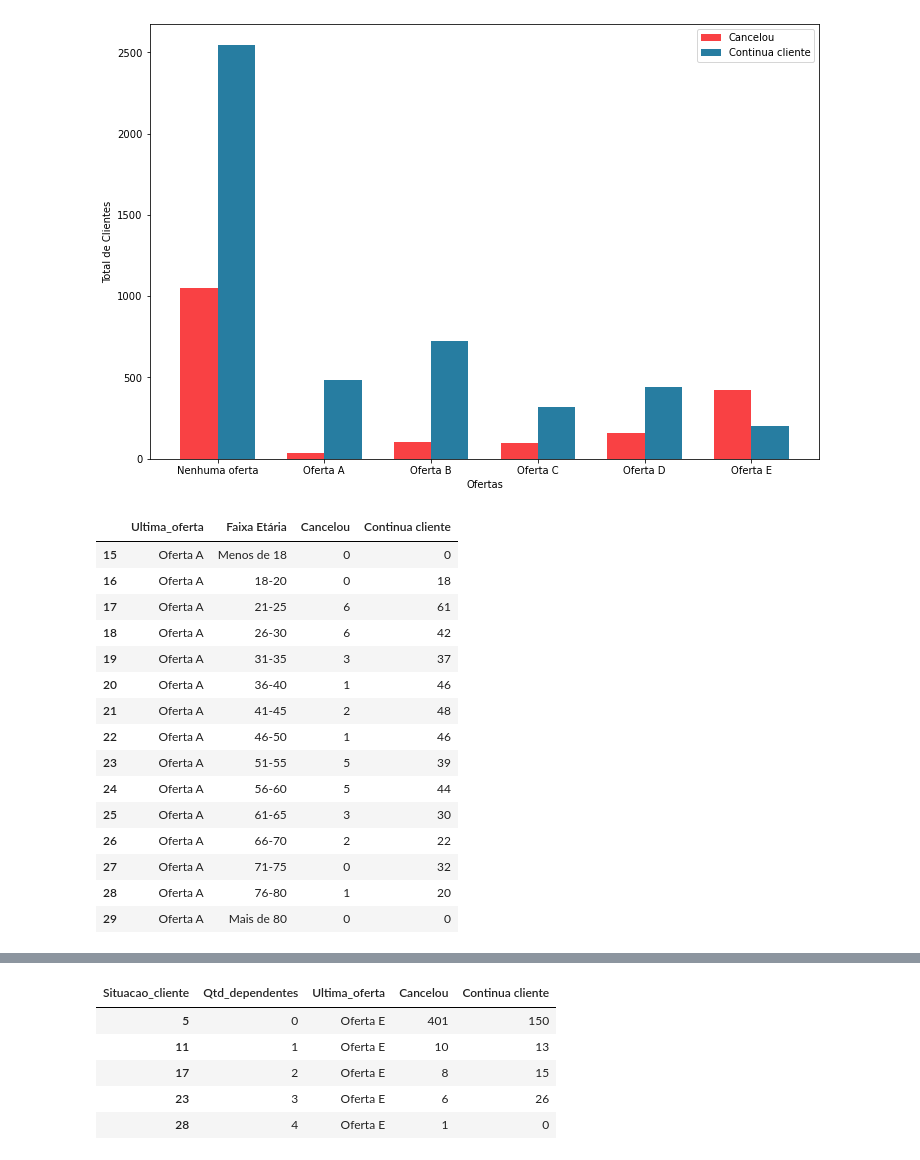
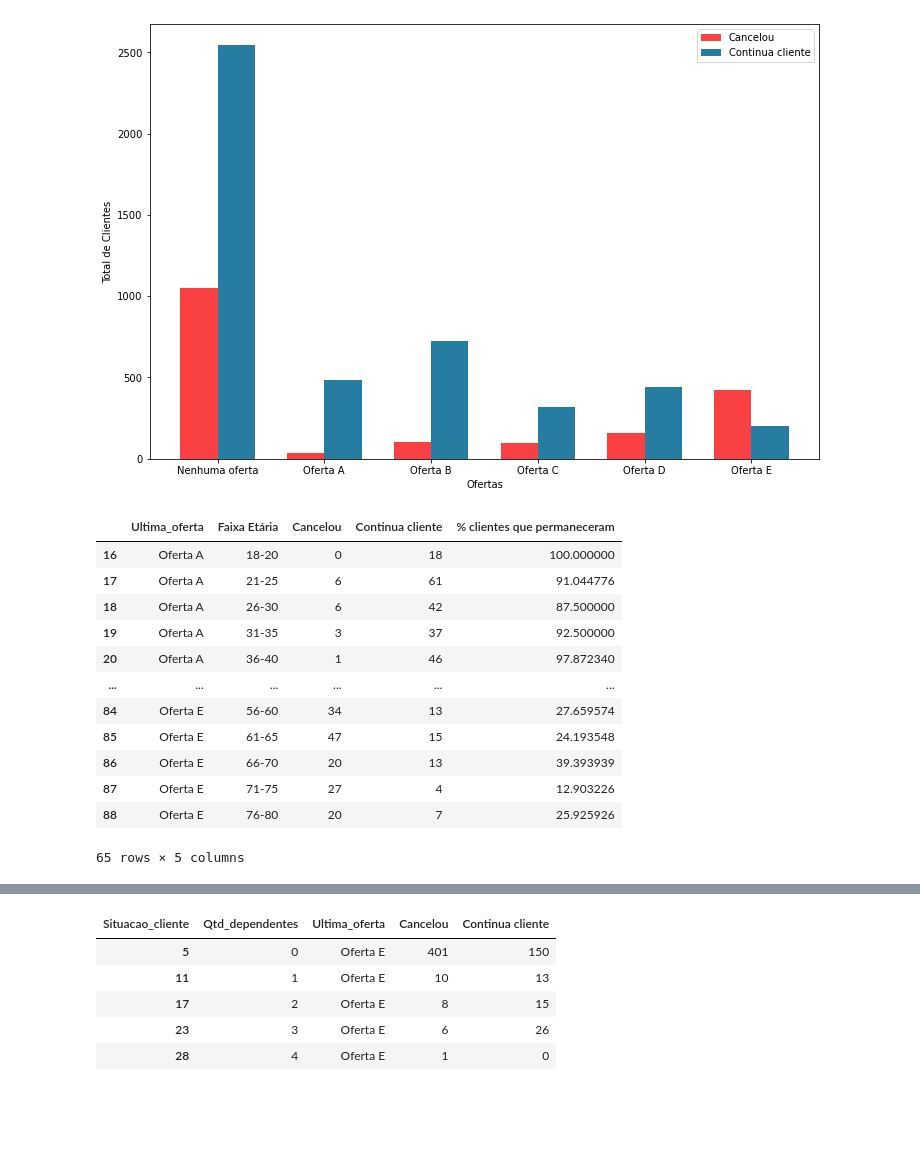
Before and after one commit to JuniorNS96/TCC, a Jupyter notebook: main.ipynb, the cells around one changed output, grey strips where cells are left out. Saved outputs shown, nothing was run; the diff lists cells and outputs as text; code cells hidden in the pictures; blank space fills up the shorter version.

Commit message:
adicionado grafico de retençao por faixa etaria e ultima oferta

```diff
--- a/main.ipynb
+++ b/main.ipynb
@@ -691,24 +692,27 @@ plt.show()
 # %%
 df_default = df.loc[0:,['Ultima_oferta','Situacao_cliente','Idade']]
 df_default['Faixa Etária'] = pd.cut(df_default['Idade'], bins=faixa_etaria_bins, labels=faixa_etaria_labels)
 
 result = df_default.groupby(['Ultima_oferta','Faixa Etária', 'Situacao_cliente']).size().unstack().reset_index()
 result = result.rename_axis(None, axis=1)
-result[result['Ultima_oferta']=='Oferta A']
+
+faixas_vazias = ['Menos de 18','Mais de 80']
+result = result[~result['Faixa Etária'].isin(faixas_vazias)] ### Removendo faixas etarias sem clientes
+result = result[result['Ultima_oferta']!='Nenhuma oferta'] ### Removendo clientes que nao receberam ofertas
+
+result['% clientes que permaneceram'] = result['Continua cliente']/(result['Continua cliente']+result['Cancelou'])*100
+result
 # %% [output]
-|  | Ultima_oferta | Faixa Etária | Cancelou | Continua cliente |
-| 15 | Oferta A | Menos de 18 | 0 | 0 |
-| 16 | Oferta A | 18-20 | 0 | 18 |
-| 17 | Oferta A | 21-25 | 6 | 61 |
-| 18 | Oferta A | 26-30 | 6 | 42 |
-| 19 | Oferta A | 31-35 | 3 | 37 |
-| 20 | Oferta A | 36-40 | 1 | 46 |
-| 21 | Oferta A | 41-45 | 2 | 48 |
-| 22 | Oferta A | 46-50 | 1 | 46 |
-| 23 | Oferta A | 51-55 | 5 | 39 |
-| 24 | Oferta A | 56-60 | 5 | 44 |
-| 25 | Oferta A | 61-65 | 3 | 30 |
-| 26 | Oferta A | 66-70 | 2 | 22 |
-| 27 | Oferta A | 71-75 | 0 | 32 |
-| 28 | Oferta A | 76-80 | 1 | 20 |
-| 29 | Oferta A | Mais de 80 | 0 | 0 |
+|  | Ultima_oferta | Faixa Etária | Cancelou | Continua cliente | % clientes que permaneceram |
+| 16 | Oferta A | 18-20 | 0 | 18 | 100.000000 |
+| 17 | Oferta A | 21-25 | 6 | 61 | 91.044776 |
+| 18 | Oferta A | 26-30 | 6 | 42 | 87.500000 |
+| 19 | Oferta A | 31-35 | 3 | 37 | 92.500000 |
+| 20 | Oferta A | 36-40 | 1 | 46 | 97.872340 |
+| ... | ... | ... | ... | ... | ... |
+| 84 | Oferta E | 56-60 | 34 | 13 | 27.659574 |
+| 85 | Oferta E | 61-65 | 47 | 15 | 24.193548 |
+| 86 | Oferta E | 66-70 | 20 | 13 | 39.393939 |
+| 87 | Oferta E | 71-75 | 27 | 4 | 12.903226 |
+| 88 | Oferta E | 76-80 | 20 | 7 | 25.925926 |
+65 rows × 5 columns
```
Also changed, not shown: parts of 3 cells of this notebook, 4 other files.
